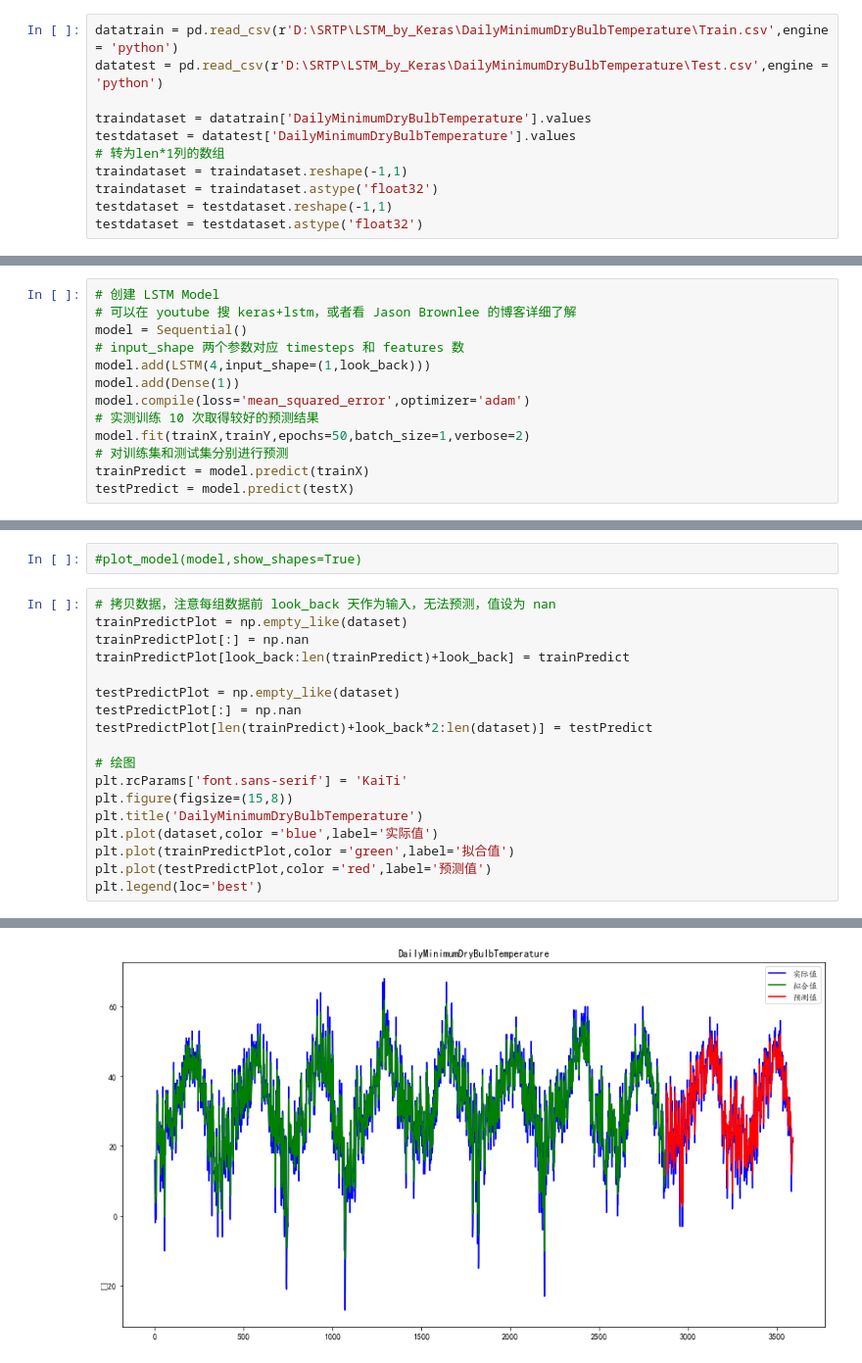
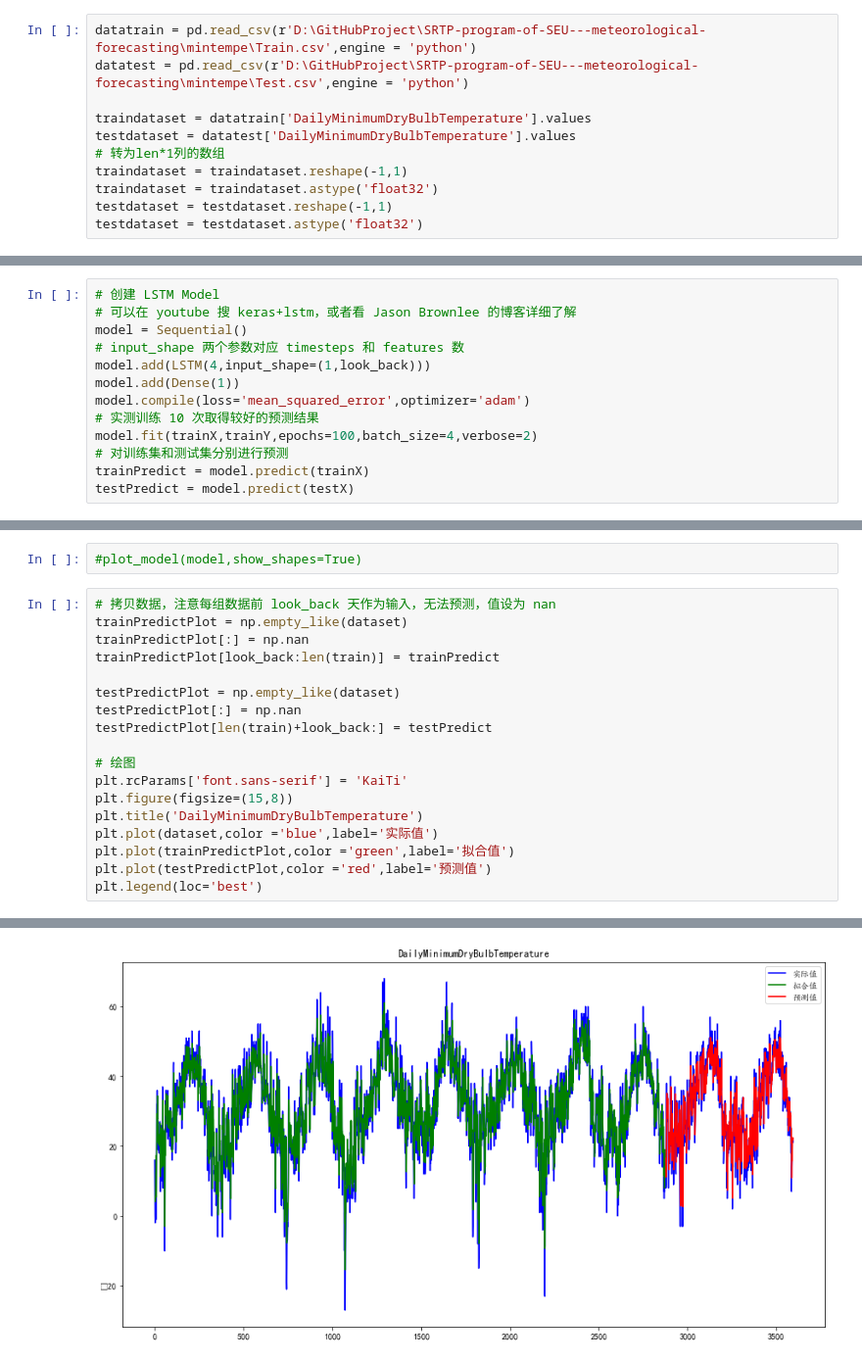
Before and after one commit to Yrt-2000/SRTP-program-of-SEU---meteorological-forecasting, a Jupyter notebook: mintempe/model_LSTM.ipynb, the cells around one changed output, grey strips where cells are left out. Shown at 98% size. Cells and saved outputs as stored; diff of their text form.

```diff
--- a/mintempe/model_LSTM.ipynb
+++ b/mintempe/model_LSTM.ipynb
@@ -14,6 +12,6 @@ Using TensorFlow backend.
 # %%
-datatrain = pd.read_csv(r'D:\SRTP\LSTM_by_Keras\DailyMinimumDryBulbTemperature\Train.csv',engine = 'python')
-datatest = pd.read_csv(r'D:\SRTP\LSTM_by_Keras\DailyMinimumDryBulbTemperature\Test.csv',engine = 'python')
+datatrain = pd.read_csv(r'D:\GitHubProject\SRTP-program-of-SEU---meteorological-forecasting\mintempe\Train.csv',engine = 'python')
+datatest = pd.read_csv(r'D:\GitHubProject\SRTP-program-of-SEU---meteorological-forecasting\mintempe\Test.csv',engine = 'python')
 
 traindataset = datatrain['DailyMinimumDryBulbTemperature'].values
 testdataset = datatest['DailyMinimumDryBulbTemperature'].values
@@ -80,7 +81,7 @@ model.add(LSTM(4,input_shape=(1,look_back)))
 model.add(Dense(1))
 model.compile(loss='mean_squared_error',optimizer='adam')
 # 实测训练 10 次取得较好的预测结果
-model.fit(trainX,trainY,epochs=50,batch_size=1,verbose=2)
+model.fit(trainX,trainY,epochs=100,batch_size=4,verbose=2)
 # 对训练集和测试集分别进行预测
 trainPredict = model.predict(trainX)
 testPredict = model.predict(testX)
@@ -140,21 +141,21 @@ _________________________________________________________________
 # %%
 # 拷贝数据，注意每组数据前 look_back 天作为输入，无法预测，值设为 nan
 trainPredictPlot = np.empty_like(dataset)
 trainPredictPlot[:] = np.nan
-trainPredictPlot[look_back:len(trainPredict)+look_back] = trainPredict
+trainPredictPlot[look_back:len(train)] = trainPredict
 
 testPredictPlot = np.empty_like(dataset)
 testPredictPlot[:] = np.nan
-testPredictPlot[len(trainPredict)+look_back*2:len(dataset)] = testPredict
+testPredictPlot[len(train)+look_back:] = testPredict
 
 # 绘图
 plt.rcParams['font.sans-serif'] = 'KaiTi'
 plt.figure(figsize=(15,8))
 plt.title('DailyMinimumDryBulbTemperature')
 plt.plot(dataset,color ='blue',label='实际值')
 plt.plot(trainPredictPlot,color ='green',label='拟合值')
 plt.plot(testPredictPlot,color ='red',label='预测值')
 plt.legend(loc='best')
 # %% [output]
 <matplotlib.legend.Legend at 0x...>
-[figure, old version]
+[figure, new version]
```
Also changed, not shown: parts of 12 cells of this notebook.
